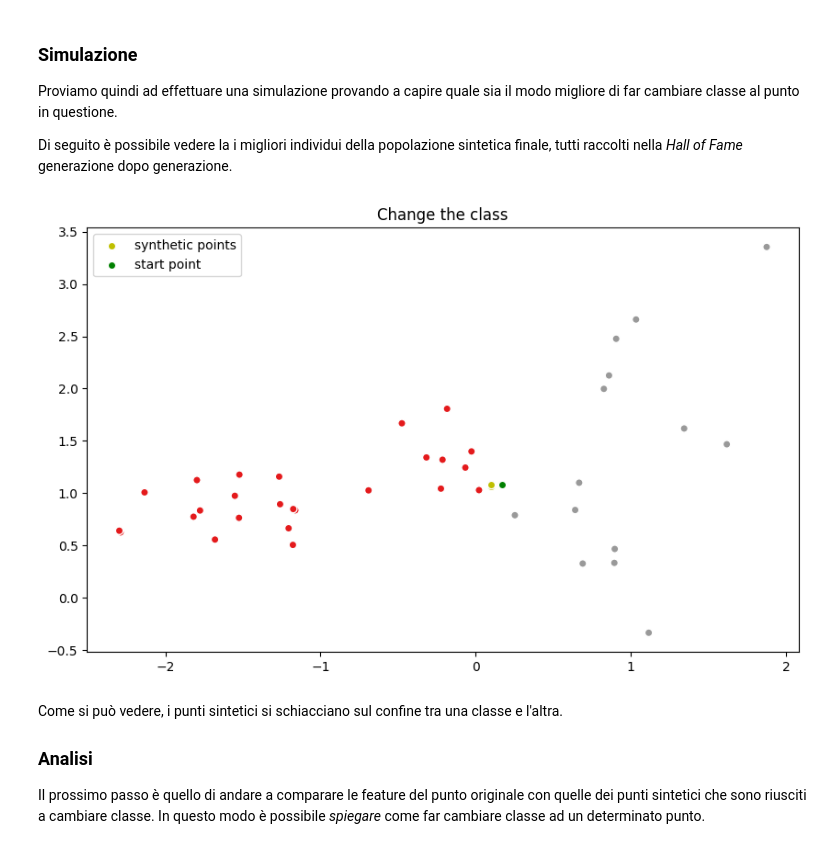
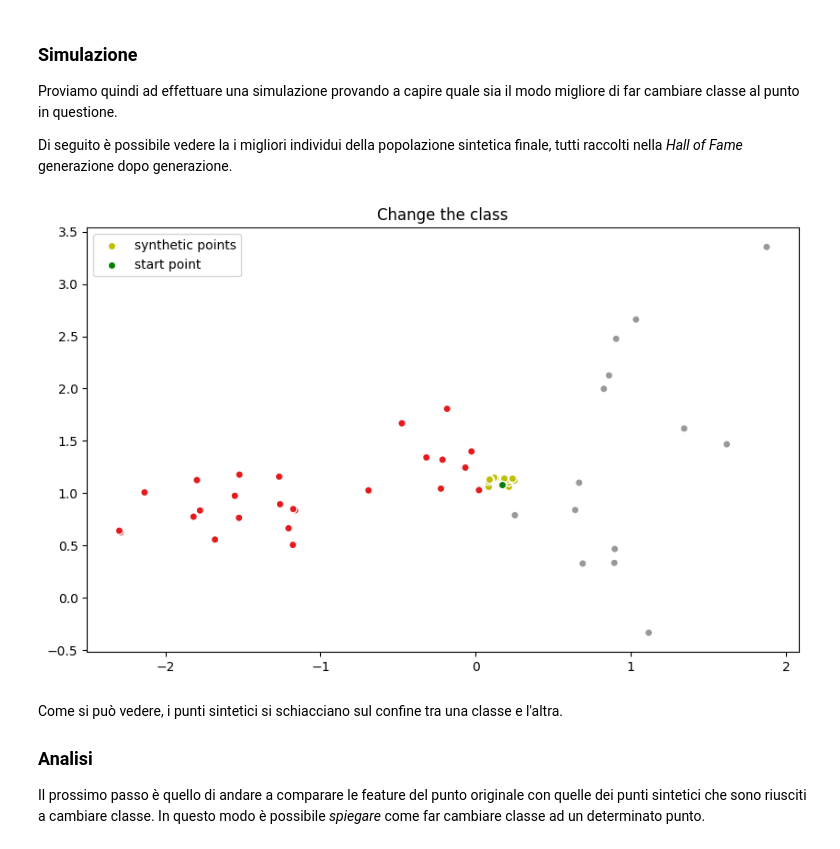
Before and after one commit to FedericoBustaffa/thesis, a Jupyter notebook: src/explain_classifier.ipynb, the cells around one changed output. Saved outputs shown, nothing was run; the diff lists cells and outputs as text; code cells hidden in the pictures.

```diff
--- a/src/explain_classifier.ipynb
+++ b/src/explain_classifier.ipynb
@@ -488,26 +488,26 @@ generazione.
 # %%
 from ppga import tools, algorithms
 
 toolbox.set_selection(tools.sel_ranking)
-toolbox.set_replacement(tools.total)
+toolbox.set_replacement(tools.merge)
 
 hof = base.HallOfFame(50)
 population, stats = algorithms.psga(toolbox, 50, 0.8, 0.2, 50, hof)
 
 synth_points = np.array([i.chromosome for i in hof])
 
 plt.figure(figsize=(10, 6))
 plt.title("Change the class")
 plt.scatter(test_coords[0], test_coords[1], c=y_predicted, ec="w")
 plt.scatter(
     synth_points.T[0], synth_points.T[1], c="y", ec="w", label="synthetic points"
 )
 plt.scatter(point[0], point[1], c="g", ec="w", label="start point")
 
 plt.legend()
 plt.show()
 # %% [output]
-[figure, old version]
+[figure, new version]
 # %% [markdown]
 Come si può vedere, i punti sintetici si schiacciano sul confine tra una classe
 e l'altra.
```
Also changed, not shown: parts of 8 cells of this notebook.
